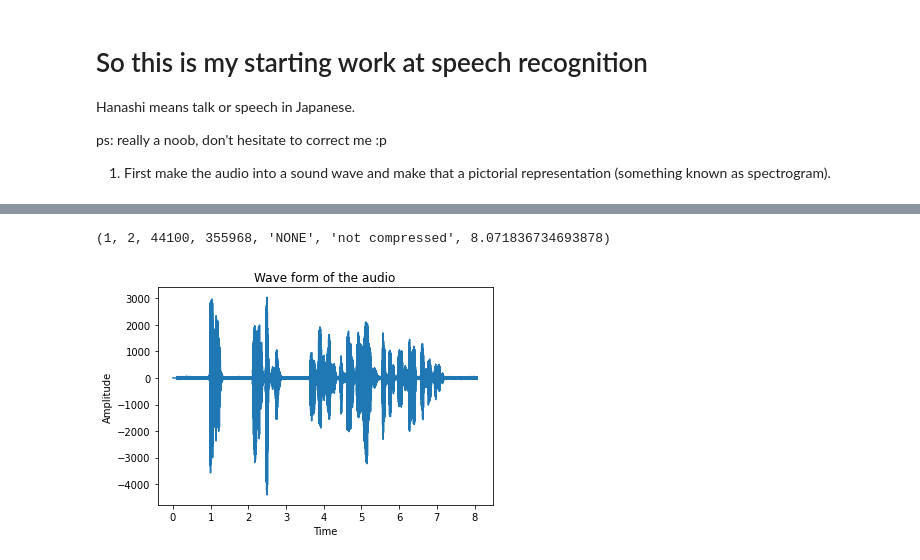
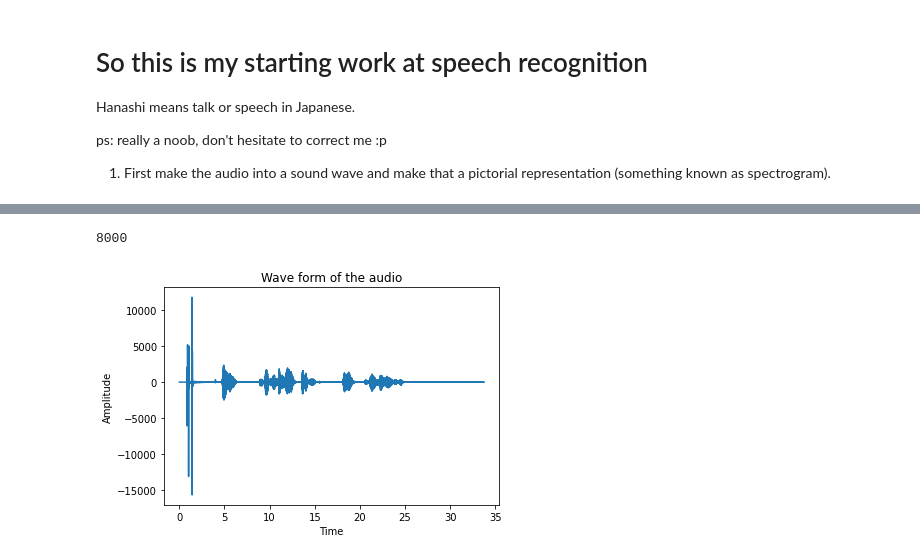
Before and after one commit to iammarco11/hanashi, a Jupyter notebook: Hanashi.ipynb, the cells around one changed output, grey strips where cells are left out. Saved outputs shown, nothing was run; the diff lists cells and outputs as text; code cells hidden in the pictures.

Commit message:
Fix the resample issue

```diff
--- a/Hanashi.ipynb
+++ b/Hanashi.ipynb
@@ -42,15 +42,13 @@ class audio_processing(object):
         self.sample_src = sample_src
         self.sample_dst = sample_dst
         self.resample = resample
-        self.__wav_conversion()
-        self.__wav_resample()
 
-    def __wav_conversion(self):
+    def wav_conversion(self):
         sound = AudioSegment.from_mp3(self.sample_src)
         sound.export(self.sample_dst, format="wav")
 
-    def wav_info(self):
-        audio_wave = wave.open(str(self.sample_dst), "rb")
+    def wav_info(self, dst):
+        audio_wave = wave.open(str(dst), "rb")
 
         nchannels = audio_wave.getnchannels()
         sampwidth = audio_wave.getsampwidth()
@@ -63,41 +61,50 @@ class audio_processing(object):
         audio_wave.close()
         return nchannels, sampwidth, framerate, nframes, comptype, compname, total_time
 
-    def __wav_resample(self):
-        nchannels, sampwidth, framerate, nframes, comptype, compname, total_time = self.wav_info()
+    def wav_resample(self):
+        nchannels, sampwidth, framerate, nframes, comptype, compname, total_time = self.wav_info(self.sample_dst)
         audio_wave = wave.open("/home/resample.wav", "wb")
-        params = (nchannels, sampwidth, self.resample, nframes, comptype, compname)
-        audio_wave.setparams(params)
+        audio_wave.setnchannels(nchannels)
+        audio_wave.setsampwidth(sampwidth)
+        audio_wave.setframerate(self.resample)
+        audio_wave.setnframes(nframes)
+        audio_wave.setcomptype(comptype, compname)
+
+        read_wave = wave.open(self.sample_dst, "rb")
+        audio_wave.writeframesraw(read_wave.readframes(-1))
 
         audio_wave.close()
+        read_wave.close()
 
     def wav_waveform(self):
-        nchannels, sampwidth, framerate, nframes, comptype, compname, total_time = self.wav_info()
+        nchannels, sampwidth, framerate, nframes, comptype, compname, total_time = self.wav_info("/home/resample.wav")
 
-        audio_wave = wave.open(str(self.sample_dst), "rb")
+        audio_wave = wave.open("/home/resample.wav", "rb")
 
         read_frames = audio_wave.readframes(-1)
         read_frames = np.frombuffer(read_frames, dtype="int16")
 
         time_axis = np.linspace(0, total_time, len(read_frames))
 
         audio_wave.close()
         plt.figure(1)
         plt.title("Wave form of the audio")
 
         plt.xlabel("Time")
         plt.ylabel("Amplitude")
         plt.plot(time_axis, read_frames)
         plt.show()
 
 if __name__ == "__main__":
     sample_src = "/home/sample.mp3"
     sample_dst = "/home/sample.wav"
     audio_processing = audio_processing(sample_src, sample_dst, 8000) #resampling to 8000hz
+    audio_processing.wav_conversion()
+    audio_processing.wav_resample()
     audio_processing.wav_waveform()
 # %% [output]
-(1, 2, 44100, 355968, 'NONE', 'not compressed', 8.071836734693878)
+8000
-[figure, old version]
+[figure, new version]
 # %%
 import numpy as np
 import matplotlib.pyplot as plt
```
Also changed, not shown: parts of 2 cells of this notebook.
